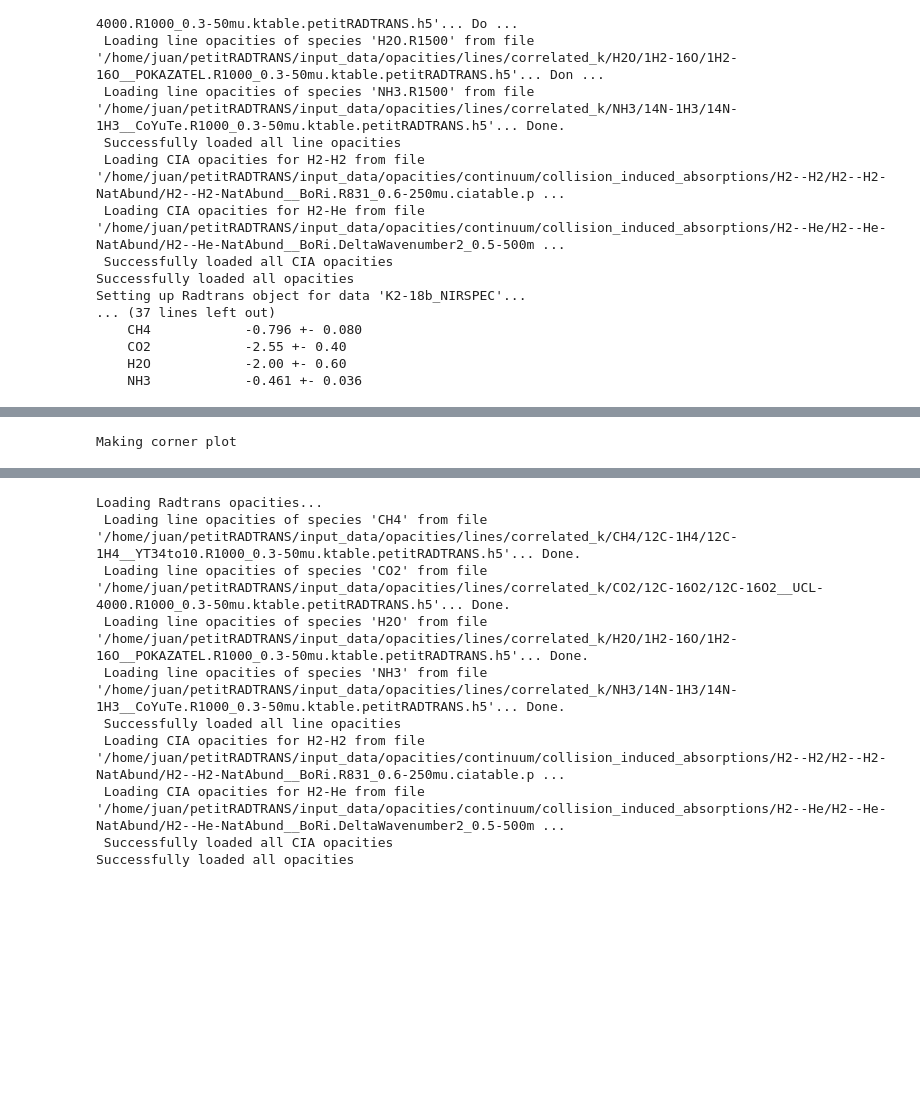
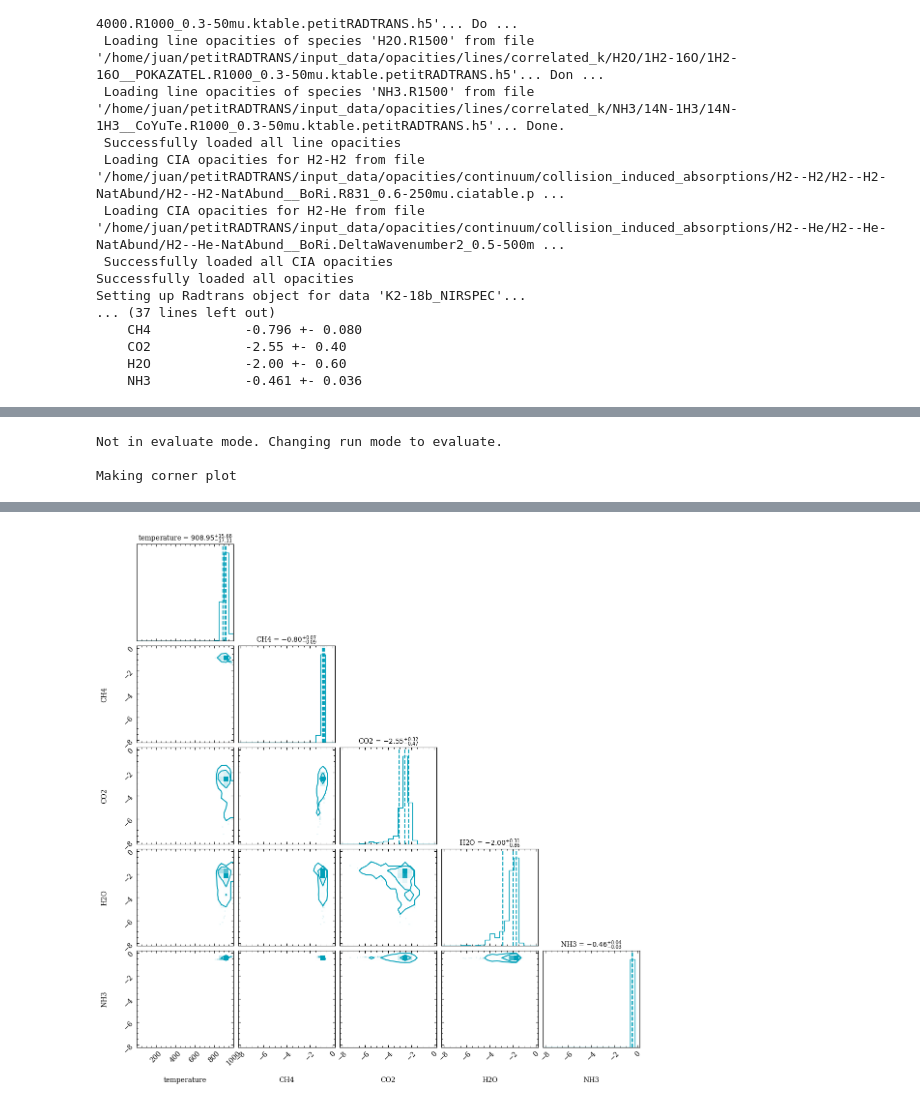
Before and after one commit to juan-zapata4/petit-atmospheric-retrievals, a Jupyter notebook: notebooks/K2-18b/Isothermal_clear_standard.ipynb, the cells around one changed output, grey strips where cells are left out. Drawn from its saved outputs; the diff is of its cells as text; code cells hidden in the pictures; blank space fills up the shorter version.

```diff
--- a/notebooks/K2-18b/Isothermal_clear_standard.ipynb
+++ b/notebooks/K2-18b/Isothermal_clear_standard.ipynb
@@ -165,5 +273,8 @@ Plotting PT profiles
 # %%
-retrieval.plot_corner(sample_dict, parameter_dict, parameters_read, title_kwargs= {"fontsize" : 10})
+## Corner plot
+retrieval.plot_corner(sample_dict, parameter_dict, parameters_read, plot_best_fit=True,title_kwargs= {"fontsize" : 10})
 plt.show()
 # %% [output]
+Not in evaluate mode. Changing run mode to evaluate.
+
 Making corner plot
@@ -171,52 +284 @@ ValueError: It looks like the provided 'range' is not valid or the sample is emp
+[figure, added]
-# %%
-parameters = {
-    'stellar_radius': Parameter('stellar_radius', False, value= planet.star_radius),
-    'planet_radius': Parameter('planet_radius', False, value= 0.211*cst.r_jup),
-    'mass': Parameter('mass', False, value= 0.02807*cst.m_jup),
-    'T_int': Parameter('T_int', False, value= retrieval.best_fit_parameters['T_int'].value),
-    'T_equ': Parameter('T_equ', False, value= retrieval.best_fit_parameters['T_equ'].value),
-    'gamma': Parameter('gamma', False, value= retrieval.best_fit_parameters['gamma'].value),
-    'log_kappa_IR': Parameter('log_kappa_IR', False, value= retrieval.best_fit_parameters['log_kappa_IR'].value),
-    'log_Pcloud': Parameter('log_Pcloud', False, value= retrieval.best_fit_parameters['log_Pcloud'].value),
-    'patchiness': Parameter('patchiness', False, value= retrieval.best_fit_parameters['patchiness'].value),
-    'CH4': Parameter('CH4', False, value= retrieval.best_fit_parameters['CH4'].value),
-    'CO2': Parameter('CO2', False, value= retrieval.best_fit_parameters['CO2'].value),
-    'H2O': Parameter('H2O', False, value= retrieval.best_fit_parameters['H2O'].value),
-    'NH3': Parameter('NH3', False, value= retrieval.best_fit_parameters['NH3'].value),
-}
-
-line_species = [
-    'CH4',
-    'CO2',
-    'H2O',
-    'NH3'
-]
-
-rayleigh_species = ['H2', 'He']
-continuum_opacities = ['H2-H2', 'H2-He']
-cloud_species = []
-pressures = np.logspace(-6,2,100)
-wls = np.concatenate([retrieval_config.data['K2-18b_NIRISS'].wavelengths, retrieval_config.data['K2-18b_NIRSPEC'].wavelengths])
-
-atmosphere = prt.radtrans.Radtrans(
-    pressures=pressures,
-    line_species=line_species,
-    rayleigh_species=rayleigh_species,
-    gas_continuum_contributors=continuum_opacities,
-    cloud_species=cloud_species,
-    wavelength_boundaries=[wls[0], wls[-1]]
-)
-
-wavelength, model = guillot_transmission(atmosphere, parameters, amr = False, pt_plot_mode = False)
-pressure,temperature = guillot_transmission(atmosphere, parameters, amr = False, pt_plot_mode = True)
-# %% [output]
-Loading Radtrans opacities...
- Loading line opacities of species 'CH4' from file '/home/juan/petitRADTRANS/input_data/opacities/lines/correlated_k/CH4/12C-1H4/12C-1H4__YT34to10.R1000_0.3-50mu.ktable.petitRADTRANS.h5'... Done.
- Loading line opacities of species 'CO2' from file '/home/juan/petitRADTRANS/input_data/opacities/lines/correlated_k/CO2/12C-16O2/12C-16O2__UCL-4000.R1000_0.3-50mu.ktable.petitRADTRANS.h5'... Done.
- Loading line opacities of species 'H2O' from file '/home/juan/petitRADTRANS/input_data/opacities/lines/correlated_k/H2O/1H2-16O/1H2-16O__POKAZATEL.R1000_0.3-50mu.ktable.petitRADTRANS.h5'... Done.
- Loading line opacities of species 'NH3' from file '/home/juan/petitRADTRANS/input_data/opacities/lines/correlated_k/NH3/14N-1H3/14N-1H3__CoYuTe.R1000_0.3-50mu.ktable.petitRADTRANS.h5'... Done.
- Successfully loaded all line opacities
- Loading CIA opacities for H2-H2 from file '/home/juan/petitRADTRANS/input_data/opacities/continuum/collision_induced_absorptions/H2--H2/H2--H2-NatAbund/H2--H2-NatAbund__BoRi.R831_0.6-250mu.ciatable.p ...
- Loading CIA opacities for H2-He from file '/home/juan/petitRADTRANS/input_data/opacities/continuum/collision_induced_absorptions/H2--He/H2--He-NatAbund/H2--He-NatAbund__BoRi.DeltaWavenumber2_0.5-500m ...
- Successfully loaded all CIA opacities
-Successfully loaded all opacities
```
Also changed, not shown: parts of 15 cells of this notebook, 23 other files.
